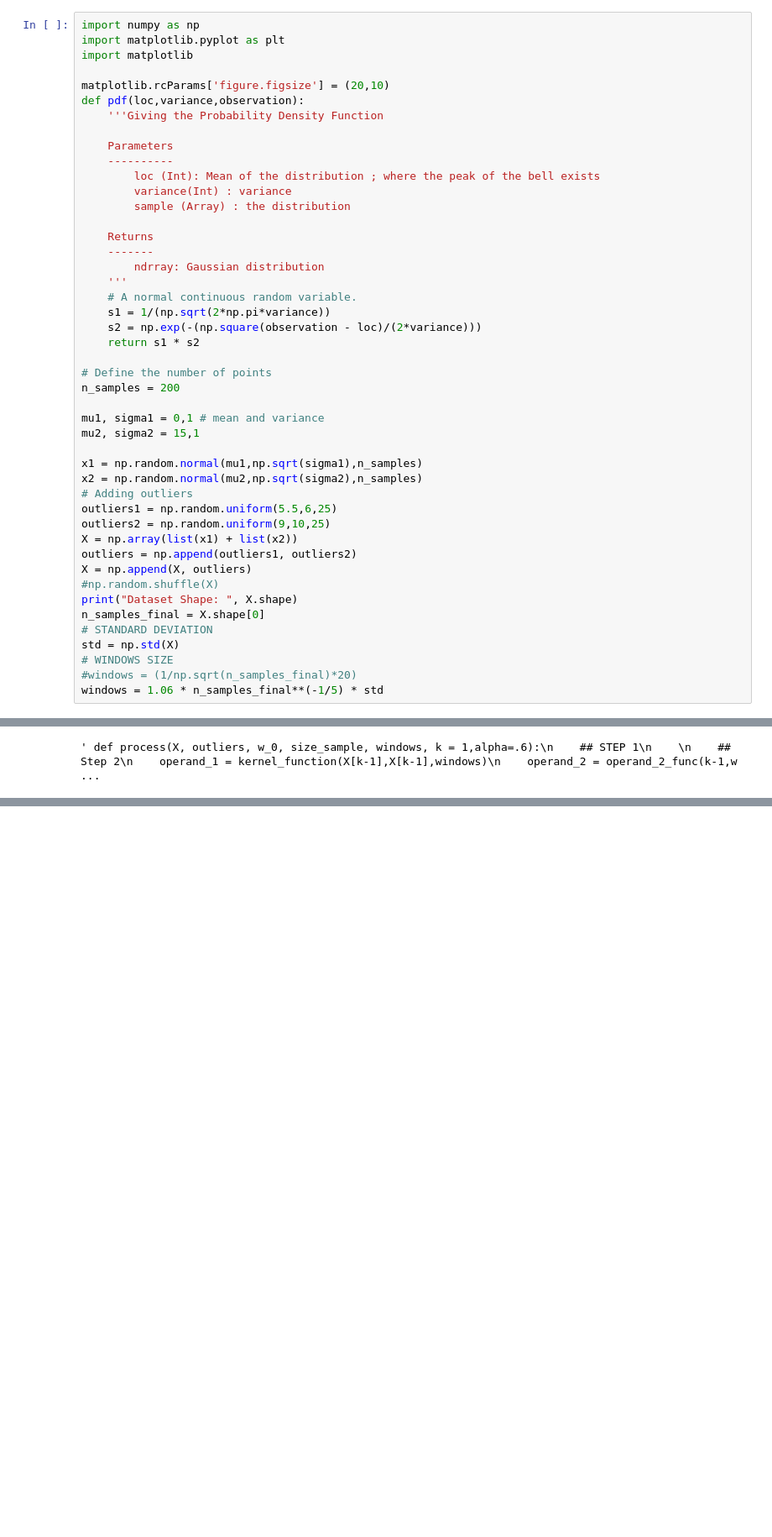
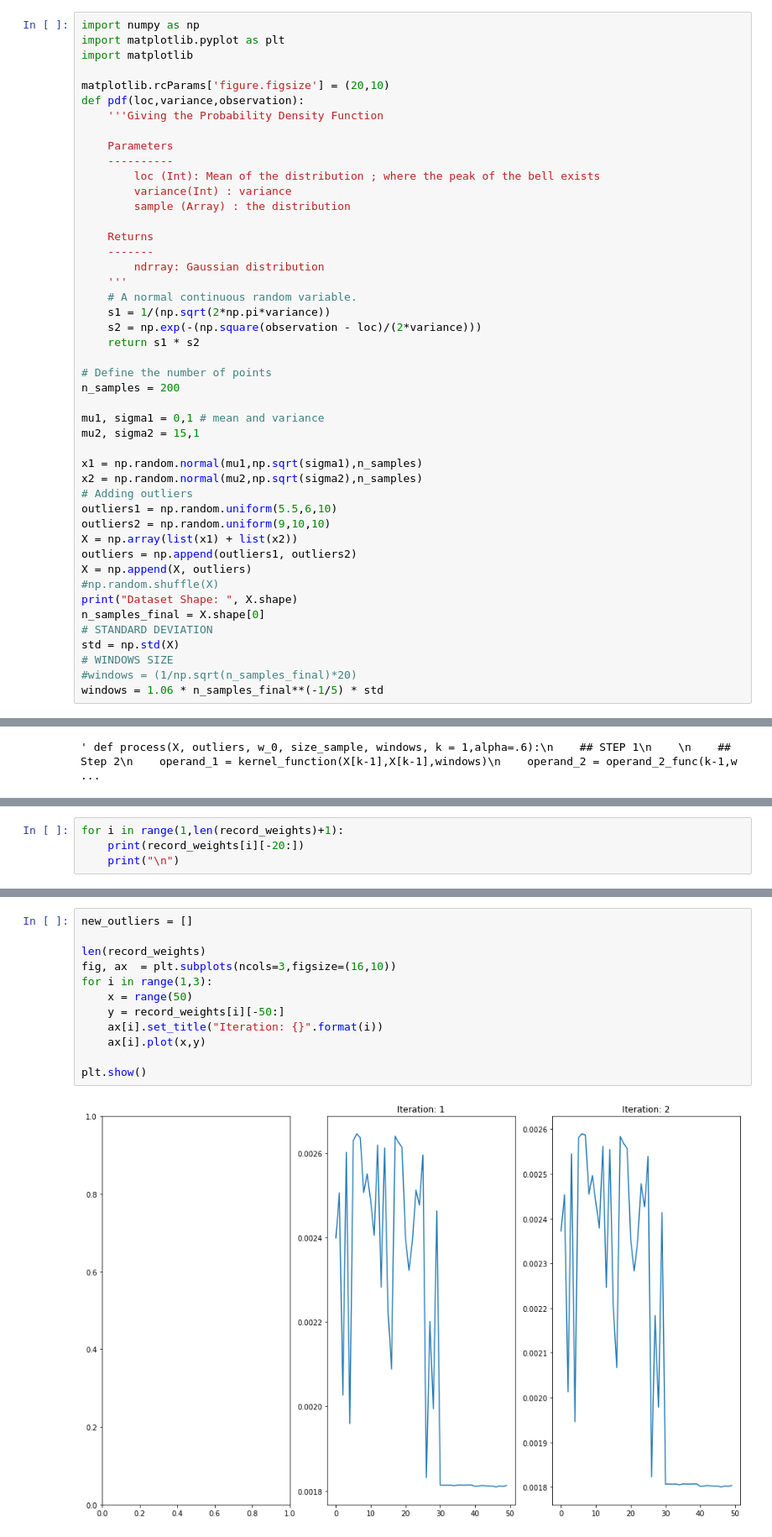
Before and after one commit to biad-iritie/RKDE_paper, a Jupyter notebook: RKDE_clean.ipynb, the cells around one changed output, grey strips where cells are left out. Shown at 84% size. Saved outputs shown, nothing was run; the diff lists cells and outputs as text; blank space fills up the shorter version.

Commit message:
checking outliers

```diff
--- a/RKDE_clean.ipynb
+++ b/RKDE_clean.ipynb
@@ -35,8 +35,8 @@ mu2, sigma2 = 15,1
 x1 = np.random.normal(mu1,np.sqrt(sigma1),n_samples)
 x2 = np.random.normal(mu2,np.sqrt(sigma2),n_samples)
 # Adding outliers
-outliers1 = np.random.uniform(5.5,6,25)
-outliers2 = np.random.uniform(9,10,25)
+outliers1 = np.random.uniform(5.5,6,10)
+outliers2 = np.random.uniform(9,10,10)
 X = np.array(list(x1) + list(x2))
 outliers = np.append(outliers1, outliers2)
 X = np.append(X, outliers)
@@ -396,0 +399,4 @@ INTERATIONS AND NORMALIZED WEIGHT
+# %%
+for i in range(1,len(record_weights)+1):
+    print(record_weights[i][-20:])
+    print("\n")
@@ -396,0 +421,14 @@ INTERATIONS AND NORMALIZED WEIGHT
+# %%
+new_outliers = []
+
+len(record_weights)
+fig, ax  = plt.subplots(ncols=3,figsize=(16,10))
+for i in range(1,3):
+    x = range(50)
+    y = record_weights[i][-50:]
+    ax[i].set_title("Iteration: {}".format(i))
+    ax[i].plot(x,y)
+
+plt.show()
+# %% [output]
+[figure, added]
```
Also changed, not shown: parts of 8 cells of this notebook.
